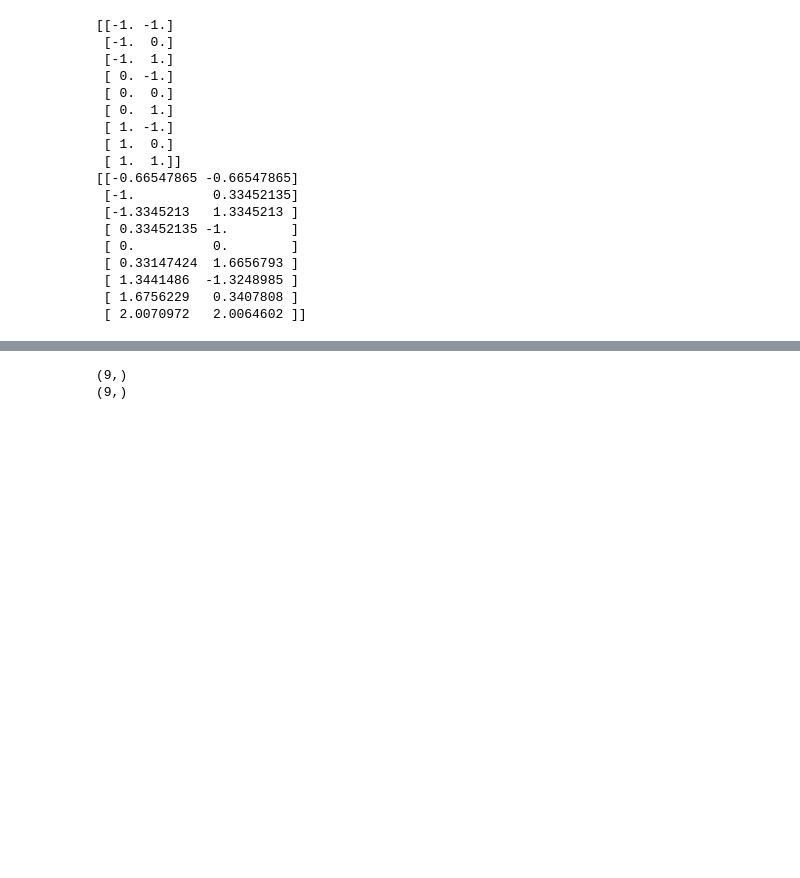
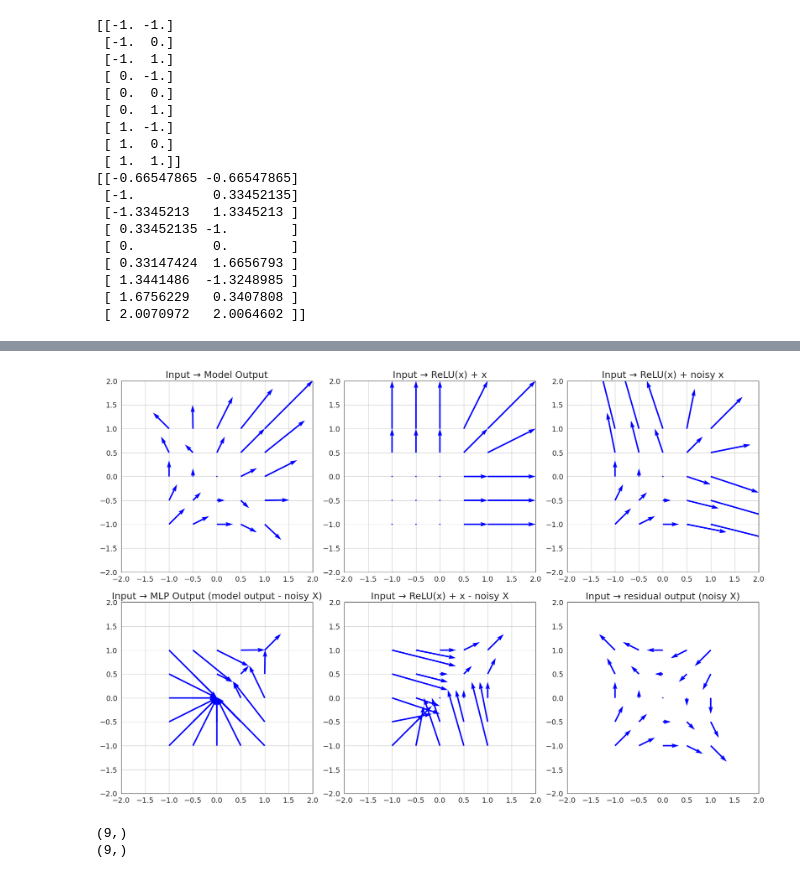
Before and after one commit to Stefan-Heimersheim/toy-model-of-computation-in-superposition, a Jupyter notebook: notebooks/noise_res_cis_2feature_1neuron-Sara.ipynb, the cells around one changed output, grey strips where cells are left out. Drawn from its saved outputs; the diff is of its cells as text; code cells hidden in the pictures; blank space fills up the shorter version.

Commit message:
made changes to quiver plot

```diff
--- a/notebooks/noise_res_cis_2feature_1neuron-Sara.ipynb
+++ b/notebooks/noise_res_cis_2feature_1neuron-Sara.ipynb
@@ -481,3 +481,90 @@ Wn.shape =  torch.Size([1, 2, 2])
  [ 1.3441486  -1.3248985 ]
  [ 1.6756229   0.3407808 ]
  [ 2.0070972   2.0064602 ]]
+# %%
+"""Quiver plots of input to outputs for ReLu + noise model"""
+import itertools
+
+# Generate the input data points
+feat_sparsity = 0.9
+model = cis_simple_sym
+values = [-1,-0.5, 0, 0.5, 1]
+mesh_points = list(itertools.product(values, repeat=2))  # All (x, y) pairs
+data = t.tensor(mesh_points, dtype=t.float32, device=device)  # shape: (9, 2)
+x = data.unsqueeze(1)  # shape: (9, 1, 2)
+
+# Compute model output
+with t.no_grad():
+    y_pred = model.forward(x)
+
+# Compute training target
+y_training = t.relu(x) + x
+
+# Compute output ReLU(x) + noisyX
+Wn = t.eye(model.cfg.n_feat, dtype=model.dtype, device=model.device).expand(
+                model.cfg.n_instances, -1, -1
+            )
+Wn = Wn + model.noise_coeff * model.noise_base
+x = x.squeeze(1)  # Shape: (25, 2)
+Wn = Wn.expand(x.shape[0], -1, -1)  # Now Wn is (25, 2, 2)
+x_unsqueezed = x.unsqueeze(-1)  # (25, 2, 1)
+Wn_x = t.matmul(Wn, x_unsqueezed).squeeze(-1)  # (25, 2)
+y_true = t.relu(x) + Wn_x  # Shape: (25, 2)
+
+# Compute true ReLU(x) - noisyX
+print('t.relu(x).shape = ', t.relu(x).shape)
+print('Wn_x.shape = ', Wn_x.shape)
+true_MLP = t.relu(x) + x - Wn_x
+
+# Compute pure MLP output
+MLP_output = y_pred.squeeze(1) - Wn_x
+
+# Compute residual output
+res_output = Wn_x
+
+# convert tensors to numpy for plotting
+x = x.squeeze(1).cpu().detach().numpy()
+y_pred = y_pred.squeeze(1).cpu().detach().numpy()
+y_training = y_training.squeeze(1).cpu().detach().numpy()
+y_true = y_true.squeeze(1).cpu().detach().numpy()
+true_MLP = true_MLP.squeeze(1).cpu().detach().numpy()
+MLP_output = MLP_output.squeeze(1).cpu().detach().numpy()
+res_output = res_output.cpu().detach().numpy()
+
+# Create subplots
+fig, axes = plt.subplots(2, 3, figsize=(18, 12))
+axes = axes.flatten()
+
+# Helper function to make a quiver plot
+def make_quiver(ax, x, out, title):
+    U = out[:,0] - x[:,0]
+    V = out[:,1] - x[:,1]
+    ax.quiver(x[:, 0], x[:, 1], U, V, angles='xy', scale_units='xy', scale=1, color='blue')
+    ax.set_title(title)
+    ax.set_xlim(-2, 2)
+    ax.set_ylim(-2, 2)
+    ax.set_aspect('equal')
+    ax.grid()
+
+# Plot 1: Input to model output
+make_quiver(axes[0], x, y_pred, "Input → Model Output")
+
+# Plot 2: Input to training target
+make_quiver(axes[1], x, y_training, "Input → ReLU(x) + x")
+
+# Plot 3: Input to true output (ReLU + Wn x)
+make_quiver(axes[2], x, y_true, "Input → ReLU(x) + noisy x")
+
+# Plot 4: Input to MLP output
+make_quiver(axes[3], x, MLP_output, "Input → MLP Output (model output - noisy X)")
+
+# Plot 5: Input to ReLU(x) - noisy x
+make_quiver(axes[4], x, true_MLP, "Input → ReLU(x) + x - noisy X")
+
+# Plot 6: Input to residual output
+make_quiver(axes[5], x, res_output, "Input → residual output (noisy X)")
+
+plt.tight_layout()
+plt.savefig('/workspace/reluPlusX_sym_noise_quiver.png', dpi=300)
+plt.show()
+# %% [output]
@@ -484,3 +573,4 @@ Wn.shape =  torch.Size([1, 2, 2])
+[figure, added]
 # %%
 feat_sparsity = 0.9
 
```
Also changed, not shown: parts of 1 cell of this notebook.
